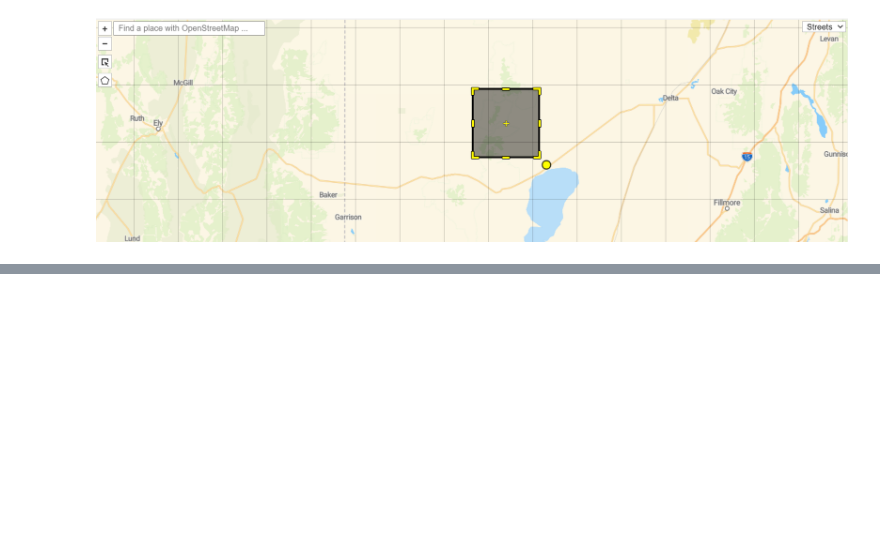
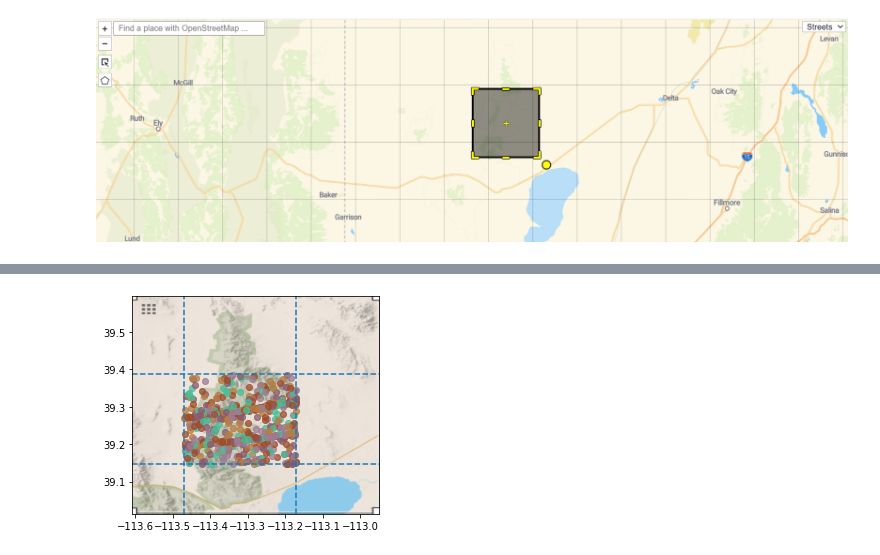
Before and after one commit to christianhbye/eigsep_misc, a Jupyter notebook: flights.ipynb, the cells around one changed output, grey strips where cells are left out. Cells and saved outputs as stored; diff of their text form; code cells hidden in the pictures; blank space fills up the shorter version.

```diff
--- a/flights.ipynb
+++ b/flights.ipynb
@@ -87,0 +65,2 @@ plt.show()
+# %%
+flight_indices = [i for i, x in enumerate(flights) if len(x)>0]
@@ -87,0 +87,14 @@ plt.show()
+# %%
+map_fig = plt.imread('bbox_planes2.png')
+map_box = [-113.6078, -112.9486, 39.0142, 39.5944]
+plt.figure()
+plt.imshow(map_fig, extent=map_box)
+for i in range(len(flight_indices)):
+    plt.scatter(*flights[flight_indices[i]][0][::-1], alpha=0.5)
+plt.axhline(lat_min, ls='--')
+plt.axhline(lat_max, ls='--')
+plt.axvline(lon_min, ls='--')
+plt.axvline(lon_max, ls='--')
+plt.show()
+# %% [output]
+[figure, added]
```
Also changed, not shown: parts of 14 cells of this notebook.
